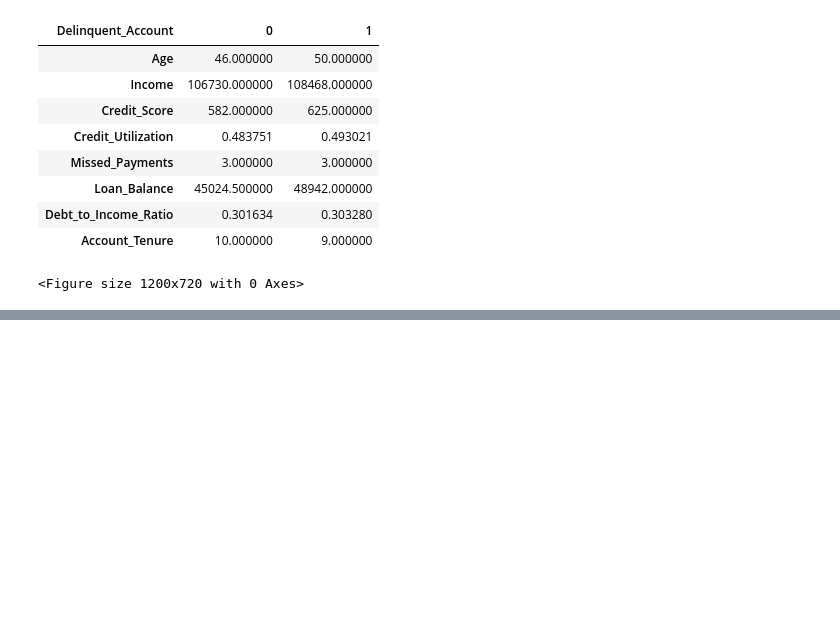
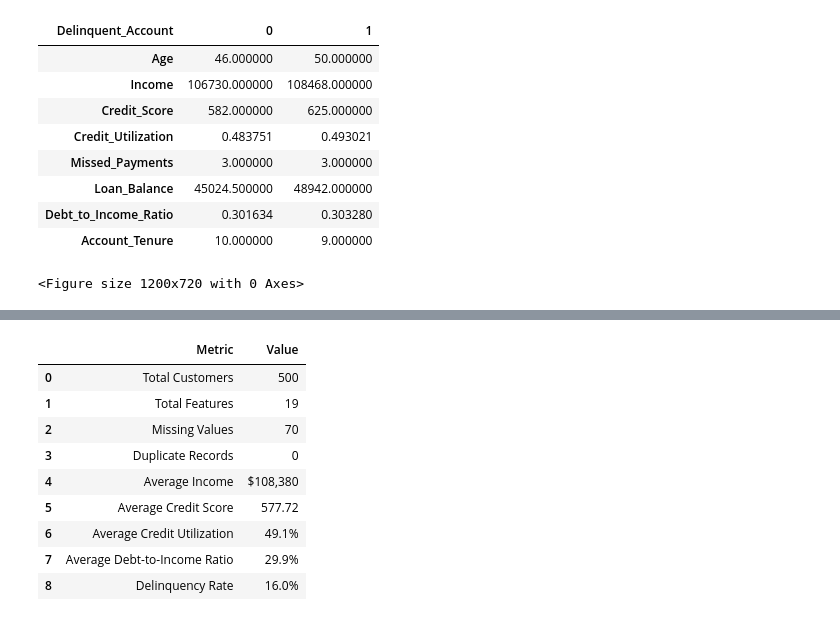
Before and after one commit to SakshiRaut004/Geldium-Credit-Delinquency-Risk-Analysis, a Jupyter notebook: notebooks/01_data_understanding.ipynb, the cells around one changed output, grey strips where cells are left out. Saved outputs shown, nothing was run; the diff lists cells and outputs as text; code cells hidden in the pictures; blank space fills up the shorter version.

```diff
--- a/notebooks/01_data_understanding.ipynb
+++ b/notebooks/01_data_understanding.ipynb
@@ -677,0 +730,42 @@ plt.savefig(
+# %%
+# =====================================================
+# Executive Summary Metrics
+# =====================================================
+
+summary_metrics = pd.DataFrame({
+    "Metric": [
+        "Total Customers",
+        "Total Features",
+        "Missing Values",
+        "Duplicate Records",
+        "Average Income",
+        "Average Credit Score",
+        "Average Credit Utilization",
+        "Average Debt-to-Income Ratio",
+        "Delinquency Rate"
+    ],
+    "Value": [
+        len(df),
+        df.shape[1],
+        df.isnull().sum().sum(),
+        df.duplicated().sum(),
+        f"${df['Income'].mean():,.0f}",
+        round(df['Credit_Score'].mean(),2),
+        f"{df['Credit_Utilization'].mean()*100:.1f}%",
+        f"{df['Debt_to_Income_Ratio'].mean()*100:.1f}%",
+        f"{df['Delinquent_Account'].mean()*100:.1f}%"
+    ]
+})
+
+summary_metrics
+# %% [output]
+|  | Metric | Value |
+| 0 | Total Customers | 500 |
+| 1 | Total Features | 19 |
+| 2 | Missing Values | 70 |
+| 3 | Duplicate Records | 0 |
+| 4 | Average Income | $108,380 |
+| 5 | Average Credit Score | 577.72 |
+| 6 | Average Credit Utilization | 49.1% |
+| 7 | Average Debt-to-Income Ratio | 29.9% |
+| 8 | Delinquency Rate | 16.0% |
```
Also changed, not shown: parts of 27 cells of this notebook.
